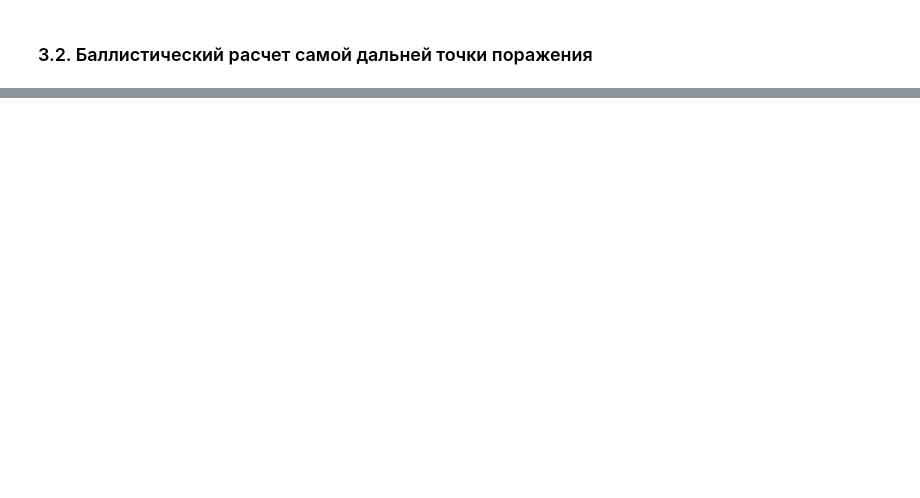
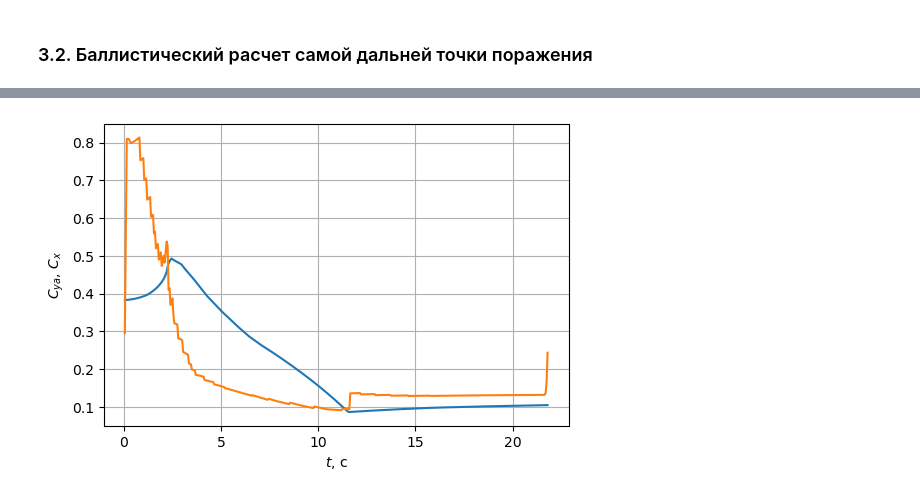
Before and after one commit to kirtis26/PyMissile, a Jupyter notebook: С-300.ipynb, the cells around one changed output, grey strips where cells are left out. Drawn from its saved outputs; the diff is of its cells as text; code cells hidden in the pictures; blank space fills up the shorter version.

```diff
--- a/С-300.ipynb
+++ b/С-300.ipynb
@@ -972,2 +1101,12 @@ for t in range(len(res_hit['record'])):
+# %%
+plt.figure(dpi=100)
+plt.plot(t, Cya)
+plt.plot(t, Cx)
+plt.grid()
+plt.ylabel('$C_{ya}$, $C_{x}$')
+plt.xlabel('$t$, с')
+plt.show()
+# %% [output]
+[figure, added]
 # %%
 plt.figure(dpi=100)
```
Also changed, not shown: parts of 25 cells of this notebook, 2 other files.
